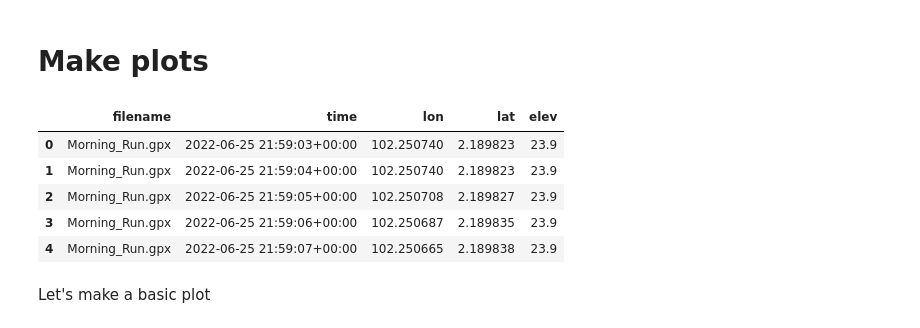
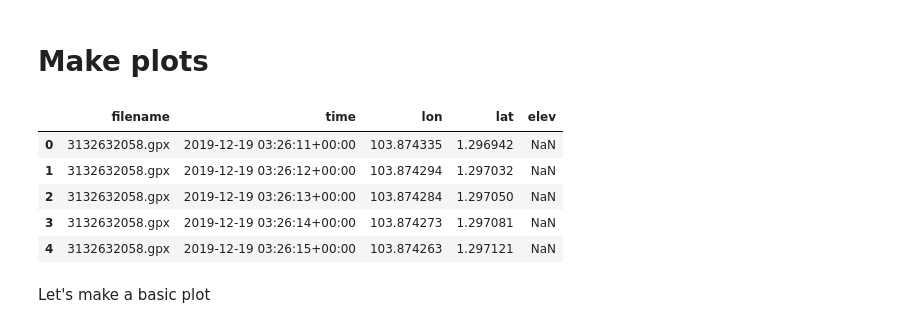
Before and after one commit to evgeniyarbatov/gpx-data-analysis, a Jupyter notebook: Plotting.ipynb, the cells around one changed output. Saved outputs shown, nothing was run; the diff lists cells and outputs as text; code cells hidden in the pictures.

```diff
--- a/Plotting.ipynb
+++ b/Plotting.ipynb
@@ -4,46 +4,48 @@
 import glob
 import os
 import gpxpy
+import random
 import pandas as pd
 import plotly.express as px
 
 DATA_DIR = "/Users/arbatov/gitRepo/gpx-data/data/strava"
 
 gpx_files = glob.glob(os.path.join(DATA_DIR,"*.gpx"))
+sampled_gpx_files = random.sample(gpx_files, 10)
 
 file_contents = []
-for gpx_file in gpx_files:
+for gpx_file in sampled_gpx_files:
     with open(gpx_file) as file:
         gpx = gpxpy.parse(file)
 
         gpx_points = gpx.tracks[0].segments[0].points
         for point in gpx_points:
             file_contents.append([
                 os.path.basename(gpx_file),
                 point.time,
                 point.longitude,
                 point.latitude,
                 point.elevation
             ])
 
 df = pd.DataFrame(
     file_contents,
     columns=[
         'filename',
         'time',
         'lon',
         'lat',
         'elev'
     ])
 
-run_data_df.head()
+df.head()
 # %% [output]
 |  | filename | time | lon | lat | elev |
-| 0 | Morning_Run.gpx | 2022-06-25 21:59:03+00:00 | 102.250740 | 2.189823 | 23.9 |
-| 1 | Morning_Run.gpx | 2022-06-25 21:59:04+00:00 | 102.250740 | 2.189823 | 23.9 |
-| 2 | Morning_Run.gpx | 2022-06-25 21:59:05+00:00 | 102.250708 | 2.189827 | 23.9 |
-| 3 | Morning_Run.gpx | 2022-06-25 21:59:06+00:00 | 102.250687 | 2.189835 | 23.9 |
-| 4 | Morning_Run.gpx | 2022-06-25 21:59:07+00:00 | 102.250665 | 2.189838 | 23.9 |
+| 0 | 3132632058.gpx | 2019-12-19 03:26:11+00:00 | 103.874335 | 1.296942 | NaN |
+| 1 | 3132632058.gpx | 2019-12-19 03:26:12+00:00 | 103.874294 | 1.297032 | NaN |
+| 2 | 3132632058.gpx | 2019-12-19 03:26:13+00:00 | 103.874284 | 1.297050 | NaN |
+| 3 | 3132632058.gpx | 2019-12-19 03:26:14+00:00 | 103.874273 | 1.297081 | NaN |
+| 4 | 3132632058.gpx | 2019-12-19 03:26:15+00:00 | 103.874263 | 1.297121 | NaN |
 # %% [markdown]
 Let's make a basic plot
 # %%
```
Also changed, not shown: parts of 3 cells of this notebook.
